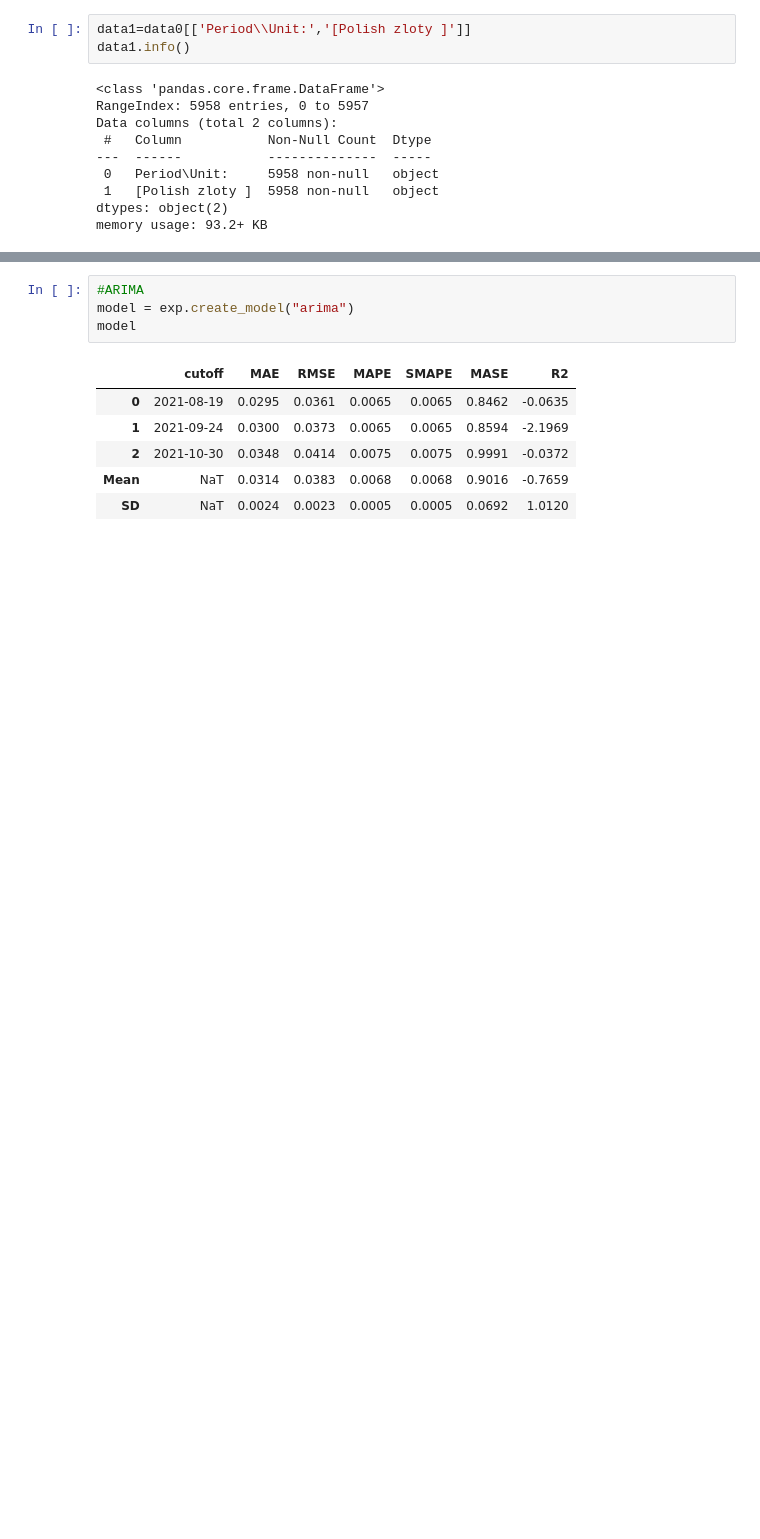
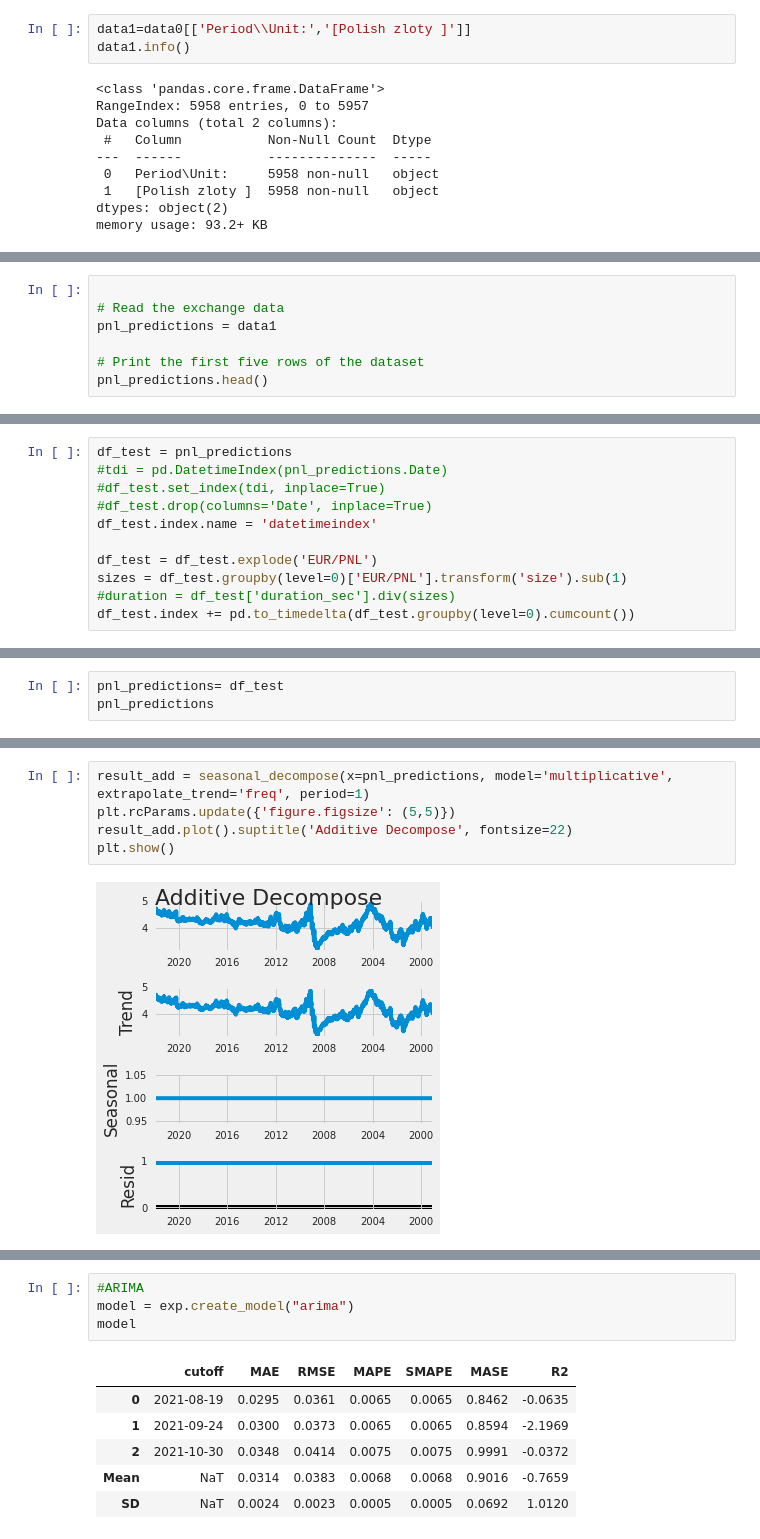
Before and after one commit to AIribeiro/EURO-PNL, a Jupyter notebook: euro-vs-dollar-story.ipynb, the cells around one changed output, grey strips where cells are left out. Drawn from its saved outputs; the diff is of its cells as text; blank space fills up the shorter version.

```diff
--- a/euro-vs-dollar-story.ipynb
+++ b/euro-vs-dollar-story.ipynb
@@ -789,0 +843,7 @@ data1
+# %%
+
+# Read the exchange data
+pnl_predictions = data1
+
+# Print the first five rows of the dataset
+pnl_predictions.head()
@@ -789,0 +858,11 @@ data1
+# %%
+df_test = pnl_predictions
+#tdi = pd.DatetimeIndex(pnl_predictions.Date)
+#df_test.set_index(tdi, inplace=True)
+#df_test.drop(columns='Date', inplace=True)
+df_test.index.name = 'datetimeindex'
+
+df_test = df_test.explode('EUR/PNL')
+sizes = df_test.groupby(level=0)['EUR/PNL'].transform('size').sub(1)
+#duration = df_test['duration_sec'].div(sizes)
+df_test.index += pd.to_timedelta(df_test.groupby(level=0).cumcount())
@@ -789,0 +885,3 @@ data1
+# %%
+pnl_predictions= df_test
+pnl_predictions
@@ -789,0 +951,7 @@ data1
+# %%
+result_add = seasonal_decompose(x=pnl_predictions, model='multiplicative', extrapolate_trend='freq', period=1)
+plt.rcParams.update({'figure.figsize': (5,5)})
+result_add.plot().suptitle('Additive Decompose', fontsize=22)
+plt.show()
+# %% [output]
+[figure, added]
```
Also changed, not shown: parts of 58 cells of this notebook.
